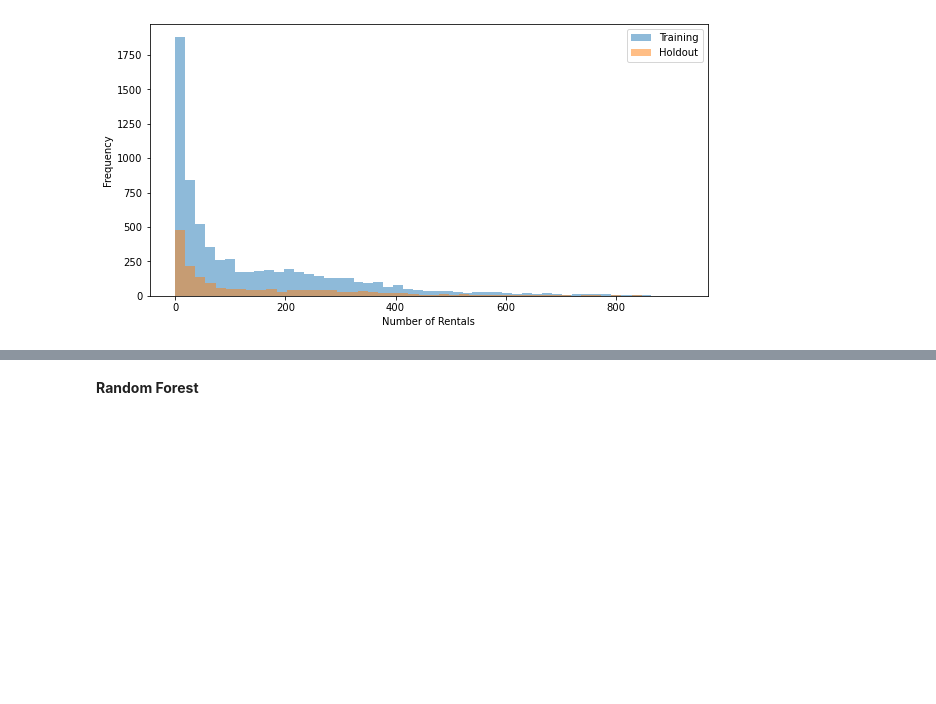
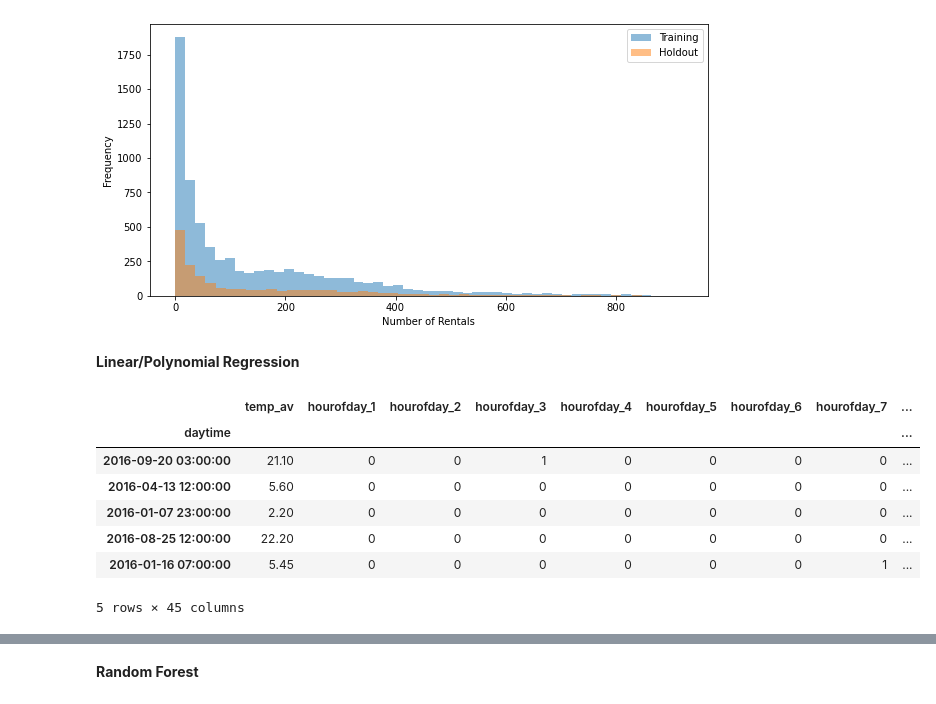
Before and after one commit to MoritzWagner13/Machine-Learning, a Jupyter notebook: Predictions.ipynb, the cells around one changed output, grey strips where cells are left out. Cells and saved outputs as stored; diff of their text form; code cells hidden in the pictures; blank space fills up the shorter version.

```diff
--- a/Predictions.ipynb
+++ b/Predictions.ipynb
@@ -170,3 +170,22 @@ plt.legend()
 plt.show()
 # %% [output]
 [figure]
+# %% [markdown]
+**Linear/Polynomial Regression**
+# %%
+#### To Create Dummys, we need to convert variables to "category" type
+X_train['weekday']=X_train['weekday'].astype('category')
+X_train['month']=X_train['month'].astype('category')
+X_train['update_precip']=X_train['update_precip'].astype('category')
+X_train['hourofday']=X_train['hourofday'].astype('category')
+X_train = pd.get_dummies(X_train, drop_first=True)
+X_train.head()
+# %% [output]
+|  | temp_av | hourofday_1 | hourofday_2 | hourofday_3 | hourofday_4 | hourofday_5 | hourofday_6 | hourofday_7 | ... |
+| daytime |  |  |  |  |  |  |  |  | ... |
+| 2016-09-20 03:00:00 | 21.10 | 0 | 0 | 1 | 0 | 0 | 0 | 0 | ... |
+| 2016-04-13 12:00:00 | 5.60 | 0 | 0 | 0 | 0 | 0 | 0 | 0 | ... |
+| 2016-01-07 23:00:00 | 2.20 | 0 | 0 | 0 | 0 | 0 | 0 | 0 | ... |
+| 2016-08-25 12:00:00 | 22.20 | 0 | 0 | 0 | 0 | 0 | 0 | 0 | ... |
+| 2016-01-16 07:00:00 | 5.45 | 0 | 0 | 0 | 0 | 0 | 0 | 1 | ... |
+5 rows × 45 columns
```
Also changed, not shown: parts of 3 cells of this notebook.
